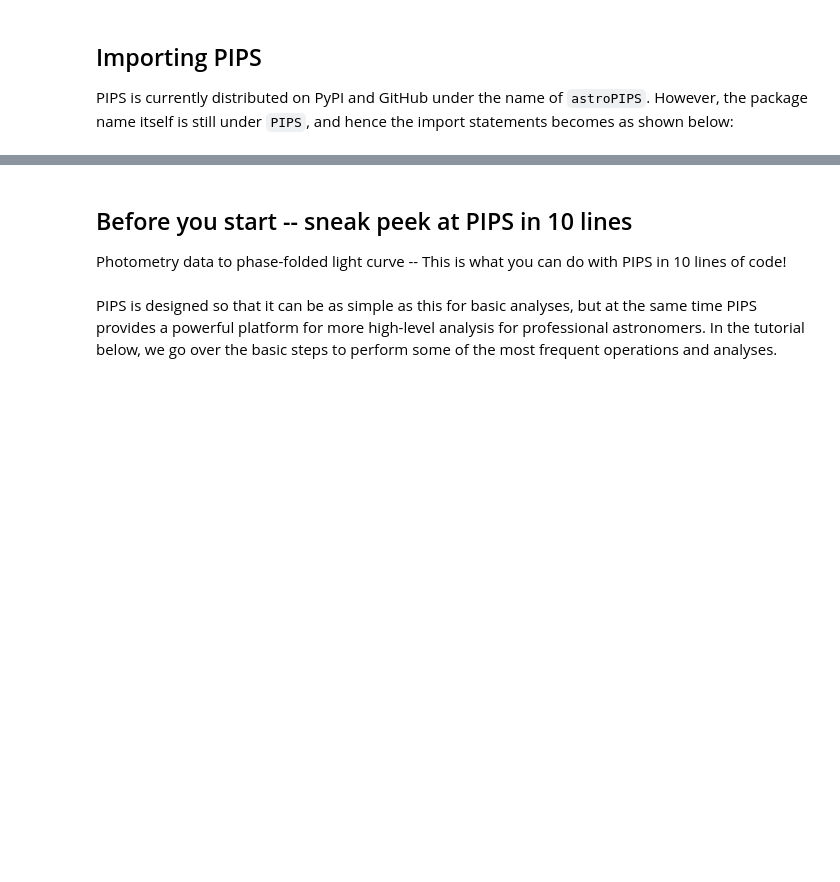
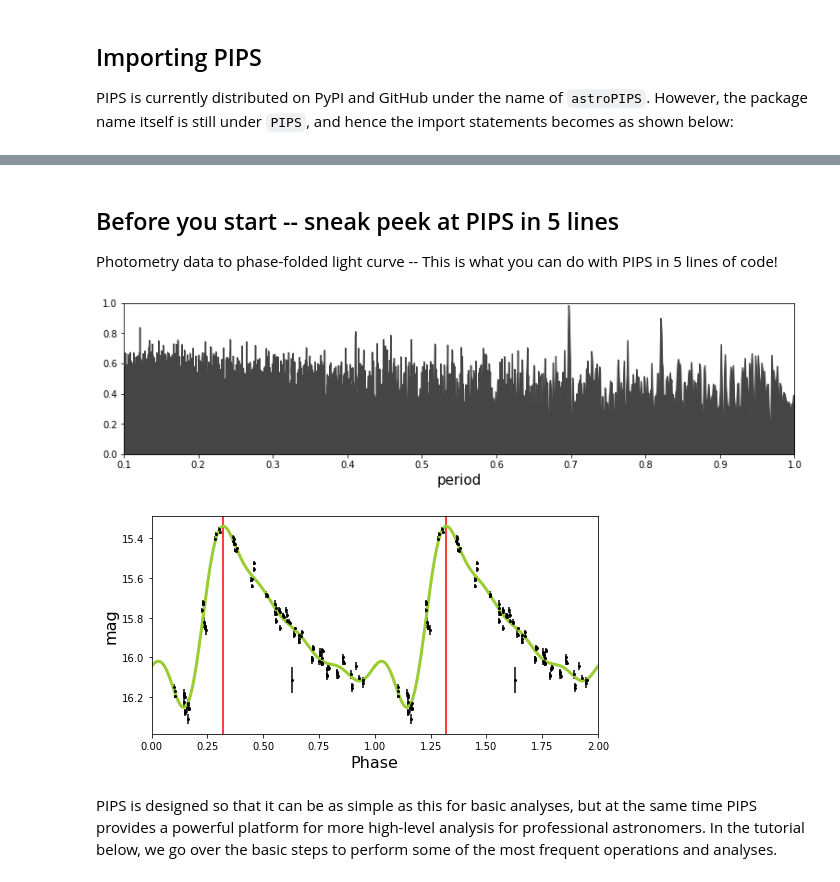
Before and after one commit to SterlingYM/astroPIPS, a Jupyter notebook: docs/tutorial.ipynb, the cells around one changed output, grey strips where cells are left out. Saved outputs shown, nothing was run; the diff lists cells and outputs as text; code cells hidden in the pictures; blank space fills up the shorter version.

```diff
--- a/docs/tutorial.ipynb
+++ b/docs/tutorial.ipynb
@@ -27,3 +37,3 @@ PIPS.__version__
 # %% [markdown]
-## Before you start -- sneak peek at PIPS in 10 lines
-Photometry data to phase-folded light curve -- This is what you can do with PIPS in 10 lines of code!
+## Before you start -- sneak peek at PIPS in 5 lines
+Photometry data to phase-folded light curve -- This is what you can do with PIPS in 5 lines of code!
@@ -53,3 +40,19 @@ plt.axvline(epoch_offset/star.period+1,color='red');
+# %%
+# data prep & initialization
+data = samples[0]
+star = PIPS.photdata(data)
+
+# generate periodogram
+star.periodogram(p_max=1.0).plot()
+
+# automatic period detection
+star.get_period(N0=20)
+
+# plot phase-folded data, best-fit curve, and time of maxima
+star.plot_lc(plot_bestfit=True,plot_epoch=True)
+# %% [output]
+[figure, added]
+[figure, added]
 # %% [markdown]
 PIPS is designed so that it can be as simple as this for basic analyses, but at the same time PIPS provides a powerful platform for more high-level analysis for professional astronomers. In the tutorial below, we go over the basic steps to perform some of the most frequent operations and analyses.
 # %% [markdown]
```
Also changed, not shown: parts of 18 cells of this notebook, 28 other files.
